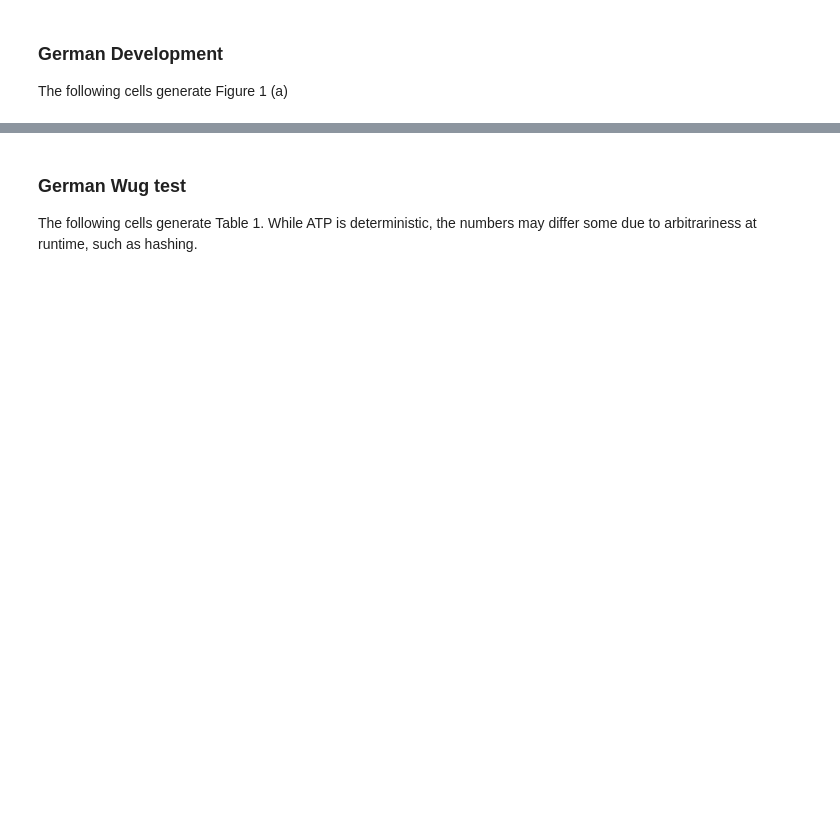
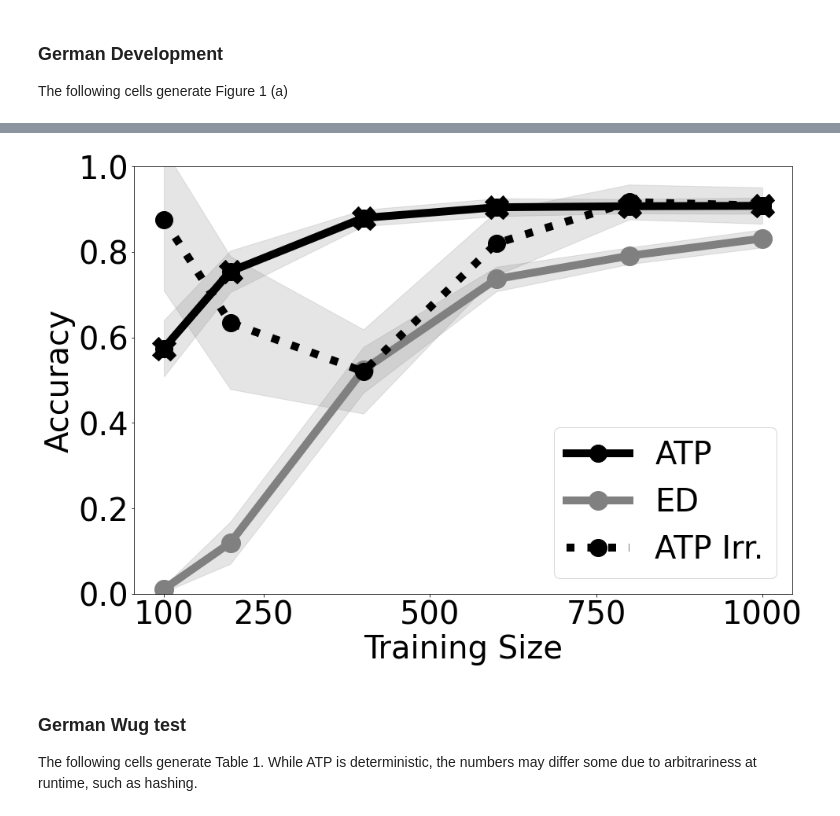
Before and after one commit to cbelth/ATP-morphology, a Jupyter notebook: notebooks/Experiments.ipynb, the cells around one changed output, grey strips where cells are left out. Drawn from its saved outputs; the diff is of its cells as text; code cells hidden in the pictures; blank space fills up the shorter version.

```diff
--- a/notebooks/Experiments.ipynb
+++ b/notebooks/Experiments.ipynb
@@ -35,14 +35,15 @@ for child in range(num_children):
     vocabs = list(glob.glob(f'../data/english/growth/child-{child}/*.txt'))
     vocabs = sorted(vocabs, key=lambda it: int(it.split('/')[-1].split('.txt')[0]))
     for i, vocab in enumerate(vocabs):
-        pairs = list()
-        feature_space = set()
-        for line in open(vocab, 'r'):
-            lemma, inflected, feats = line.strip().split()
-            lemma_ipa = word_to_ipa[lemma]
-            inflected_ipa = word_to_ipa[inflected]
-            feature_space.update(feats.split(';'))
-            pairs.append((lemma_ipa, inflected_ipa, tuple(feats.split(';'))))
+#         pairs = list()
+#         feature_space = set()
+#         for line in open(vocab, 'r'):
+#             lemma, inflected, feats = line.strip().split()
+#             lemma_ipa = word_to_ipa[lemma]
+#             inflected_ipa = word_to_ipa[inflected]
+#             feature_space.update(feats.split(';'))
+#             pairs.append((lemma_ipa, inflected_ipa, tuple(feats.split(';'))))
+        pairs, feature_space = load_pairs(vocab, sep=' ', preprocessing=lambda s: word_to_ipa[s])
         atp = ATP(feature_space=feature_space, apply_phonology=True)
         atp.train(pairs)
 
@@ -148,3 +223,54 @@ plt.show()
+# %%
+plt.figure(figsize=(15, 10))
+fontsize=40
+
+x = train_sizes
+
+atp_color = 'black'
+ed_color = 'gray'
+
+atp_accs = np.mean(test_accs, axis=0)
+atp_stddevs = np.std(test_accs, axis=0)
+
+u_shape_avg = np.mean(train_irregular_accs, axis=0)
+u_shape_std = np.std(train_irregular_accs, axis=0)
+
+# load the NN results
+df = pd.read_csv('../data/english/ed-output.csv')
+nn_res = np.zeros((10, 6))
+for seed in range(10):
+    for size_idx, size in enumerate(train_sizes):
+        nn_res[seed, size_idx] = float(df[(df['split'] == seed) & (df['datasize'] == size)]['test'])
+nn_accs = np.mean(nn_res, axis=0)
+nn_stddevs = np.std(nn_res, axis=0)
+
+
+# ATP
+plt.plot(x, atp_accs, '-o', markersize=22, linewidth=10, color=atp_color, label='ATP')
+plt.plot(x, atp_accs, marker='X', markersize=30, color=atp_color)
+plt.fill_between(x,
+                 np.asarray(atp_accs) - np.asarray(atp_stddevs),
+                 np.asarray(atp_accs) + np.asarray(atp_stddevs), color='gray', alpha=0.2)
+
+plt.plot(x, nn_accs, '-o', markersize=24, linewidth=10, color=ed_color, label='ED')
+plt.fill_between(x,
+                 np.asarray(nn_accs) - np.asarray(nn_stddevs),
+                 np.asarray(nn_accs) + np.asarray(nn_stddevs), color='gray', alpha=0.2)
+
+plt.plot(x, u_shape_avg, '-o', markersize=22, linewidth=10, color=atp_color, linestyle=':', label='ATP Irr.')
+plt.fill_between(x,
+                 np.asarray(u_shape_avg) - np.asarray(u_shape_std),
+                 np.asarray(u_shape_avg) + np.asarray(u_shape_std), color='gray', alpha=0.2)
+
+plt.legend(fontsize=fontsize)
+plt.xticks([100, 250, 500, 750, 1000], fontsize=fontsize)
+plt.yticks(fontsize=fontsize)
+plt.ylabel('Accuracy', fontsize=fontsize)
+plt.xlabel('Training Size', fontsize=fontsize)
+plt.ylim([0.0, 1.0])
+plt.show()
+# %% [output]
+[figure, added]
 # %% [markdown]
 ### German Wug test
 
```
Also changed, not shown: parts of 6 cells of this notebook, 2 other files.
